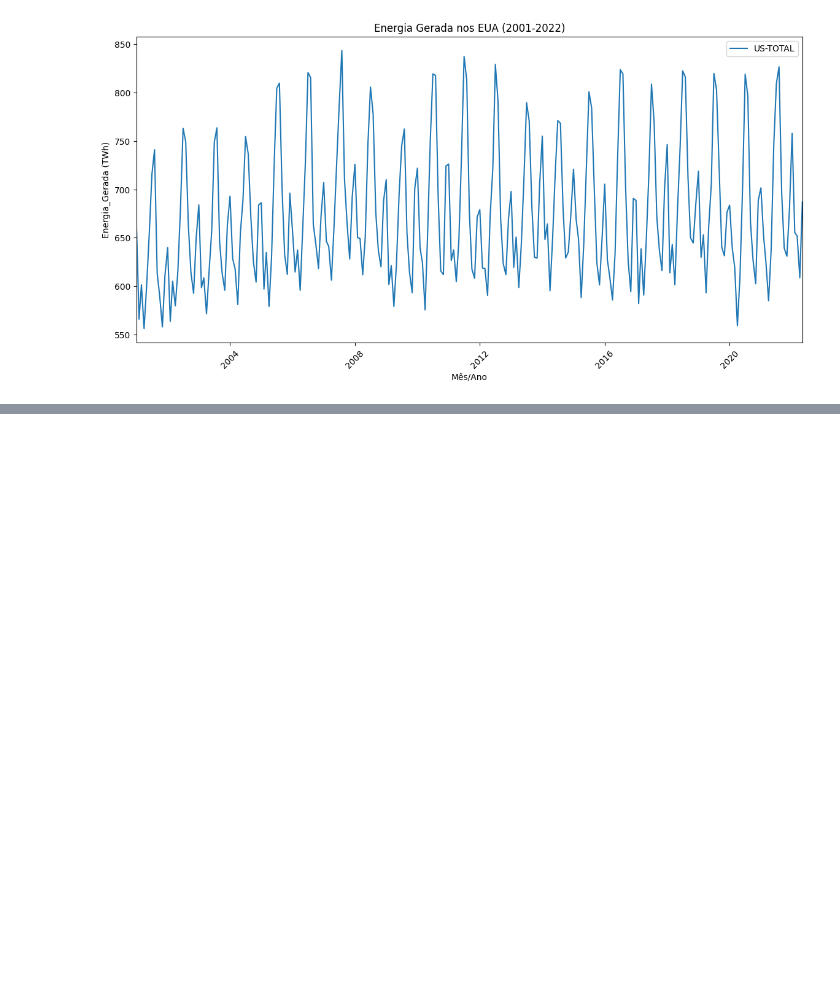
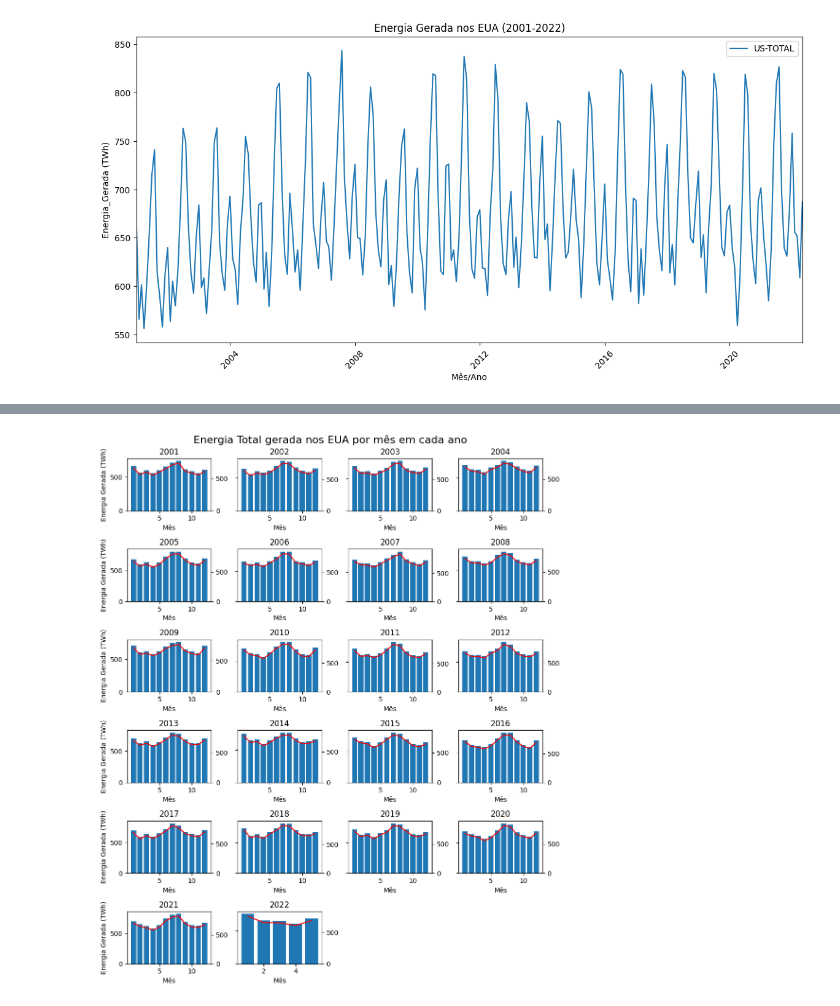
Before and after one commit to Higordevellard/MVP_01, a Jupyter notebook: mvp_sprint_1.ipynb, the cells around one changed output, grey strips where cells are left out. Saved outputs shown, nothing was run; the diff lists cells and outputs as text; code cells hidden in the pictures; blank space fills up the shorter version.

```diff
--- a/mvp_sprint_1.ipynb
+++ b/mvp_sprint_1.ipynb
@@ -182,0 +277,32 @@ plt.subplots_adjust(bottom=0.05)
+# %%
+#Agrupar as colunas de Mês/ano com o estado para saber o valor gerado de energia.
+dataset_6 = dataset_4.groupby(['Ano','Mês', 'Estado'])['Geração(TWh)'].sum().reset_index()
+# %%
+fig = plt.figure(figsize=(10, 12))
+fig.suptitle('Energia Total gerada nos EUA por mês em cada ano', fontsize=16)
+
+for i, ano in enumerate(dataset_6['Ano'].unique()):
+    dados_ano = dataset_6[dataset_6['Ano'] == ano]
+    dados_agrupados = dados_ano.groupby('Mês')['Geração(TWh)'].sum()
+
+    # atualiza o índice do subplot a cada iteração
+    ax = fig.add_subplot(6, 4, i+1)
+    ax.bar(dados_agrupados.index, dados_agrupados.values)
+    ax.set_title(f'{ano}')
+    ax.set_xlabel('Mês')
+
+    # Define a legenda somente para os gráficos da primeira coluna
+    if i == 0 or i == 4 or i == 8 or i == 12 or i == 16 or i ==20:
+        ax.set_ylabel('Energia Gerada (TWh)')
+    else:
+        ax.set_yticklabels([])
+
+    # cria um segundo eixo y e plota a linha
+    ax2 = ax.twinx()
+    ax2.plot(dados_agrupados.index, dados_agrupados.values, color='red')
+    ax2.set_ylim(0, dados_agrupados.values.max() * 1.1) # define limites para o eixo y direito
+
+plt.tight_layout()
+plt.show()
+# %% [output]
+[figure, added]
```
Also changed, not shown: parts of 5 cells of this notebook.
